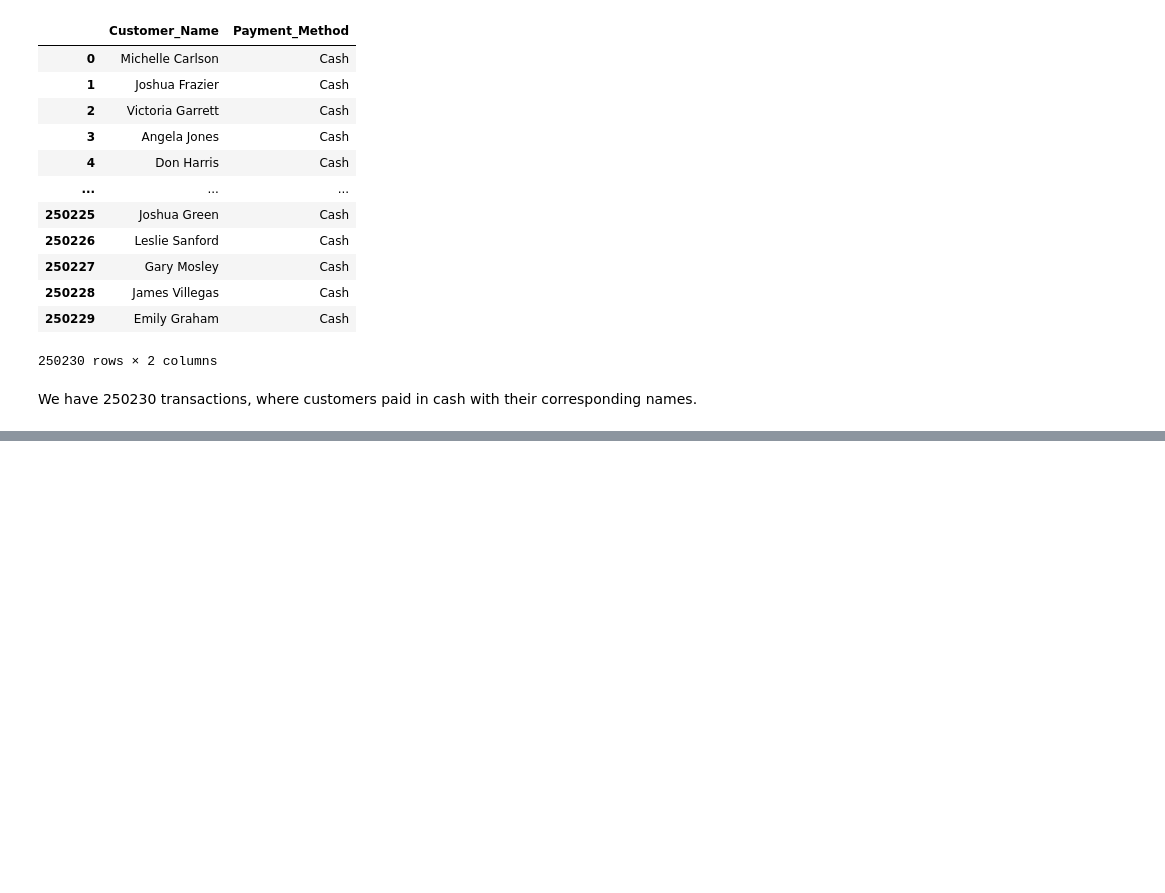
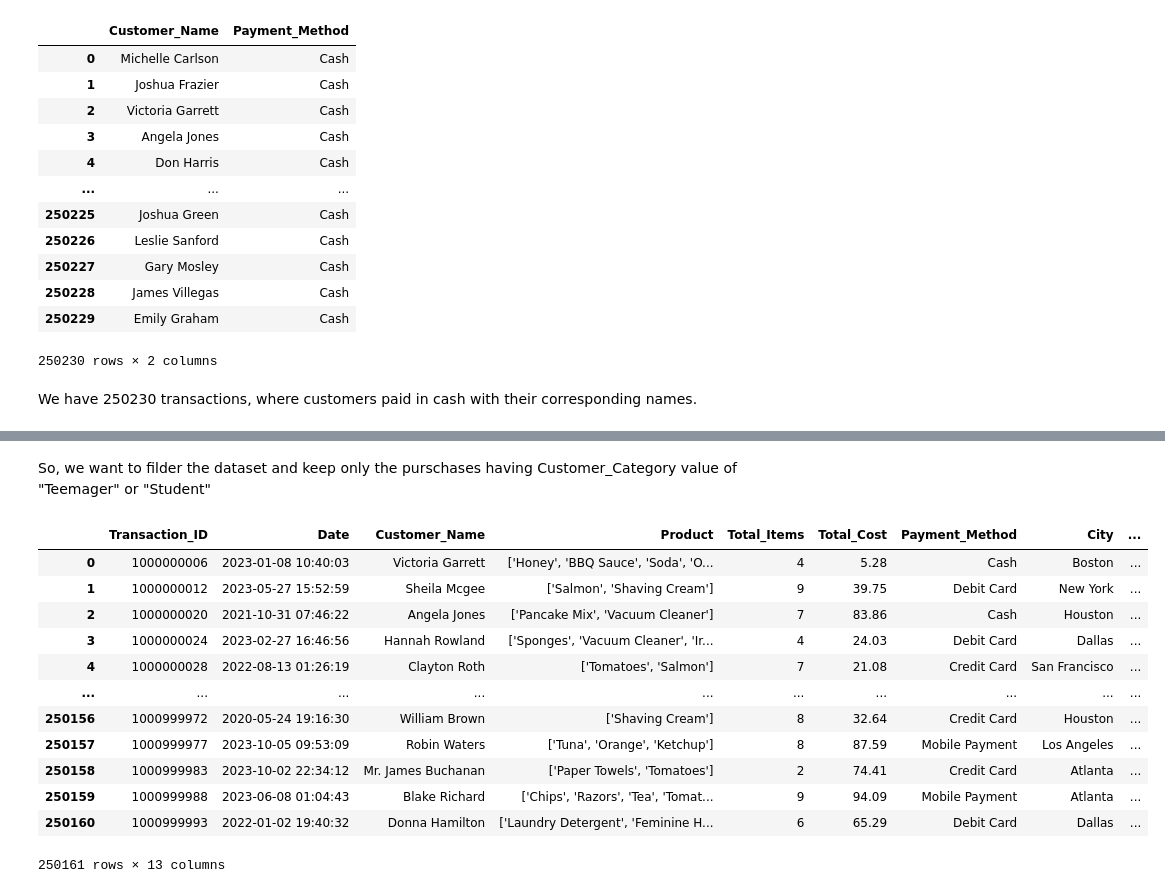
Before and after one commit to tasosrigos-bit/my-spark-project, a Jupyter notebook: spark-assignment/f2822511-Rigos-Anastasios.ipynb, the cells around one changed output, grey strips where cells are left out. Cells and saved outputs as stored; diff of their text form; code cells hidden in the pictures; blank space fills up the shorter version.

```diff
--- a/spark-assignment/f2822511-Rigos-Anastasios.ipynb
+++ b/spark-assignment/f2822511-Rigos-Anastasios.ipynb
@@ -106,0 +133,20 @@ We have 250230 transactions, where customers paid in cash with their correspondi
+# %% [markdown]
+So, we want to filder the dataset and keep only the purschases having Customer_Category value of "Teemager" or "Student"
+# %%
+# Filter the DataFrame to include only rows where the Customer_Category is 'Teenager' or 'Student'
+retail_df.filter("Customer_Category == 'Teenager' or Customer_Category == 'Student'") \
+    .toPandas()
+# %% [output]
+|  | Transaction_ID | Date | Customer_Name | Product | Total_Items | Total_Cost | Payment_Method | City | ... |
+| 0 | 1000000006 | 2023-01-08 10:40:03 | Victoria Garrett | ['Honey', 'BBQ Sauce', 'Soda', 'O... | 4 | 5.28 | Cash | Boston | ... |
+| 1 | 1000000012 | 2023-05-27 15:52:59 | Sheila Mcgee | ['Salmon', 'Shaving Cream'] | 9 | 39.75 | Debit Card | New York | ... |
+| 2 | 1000000020 | 2021-10-31 07:46:22 | Angela Jones | ['Pancake Mix', 'Vacuum Cleaner'] | 7 | 83.86 | Cash | Houston | ... |
+| 3 | 1000000024 | 2023-02-27 16:46:56 | Hannah Rowland | ['Sponges', 'Vacuum Cleaner', 'Ir... | 4 | 24.03 | Debit Card | Dallas | ... |
+| 4 | 1000000028 | 2022-08-13 01:26:19 | Clayton Roth | ['Tomatoes', 'Salmon'] | 7 | 21.08 | Credit Card | San Francisco | ... |
+| ... | ... | ... | ... | ... | ... | ... | ... | ... | ... |
+| 250156 | 1000999972 | 2020-05-24 19:16:30 | William Brown | ['Shaving Cream'] | 8 | 32.64 | Credit Card | Houston | ... |
+| 250157 | 1000999977 | 2023-10-05 09:53:09 | Robin Waters | ['Tuna', 'Orange', 'Ketchup'] | 8 | 87.59 | Mobile Payment | Los Angeles | ... |
+| 250158 | 1000999983 | 2023-10-02 22:34:12 | Mr. James Buchanan | ['Paper Towels', 'Tomatoes'] | 2 | 74.41 | Credit Card | Atlanta | ... |
+| 250159 | 1000999988 | 2023-06-08 01:04:43 | Blake Richard | ['Chips', 'Razors', 'Tea', 'Tomat... | 9 | 94.09 | Mobile Payment | Atlanta | ... |
+| 250160 | 1000999993 | 2022-01-02 19:40:32 | Donna Hamilton | ['Laundry Detergent', 'Feminine H... | 6 | 65.29 | Debit Card | Dallas | ... |
+250161 rows × 13 columns
```
Also changed, not shown: parts of 16 cells of this notebook.
